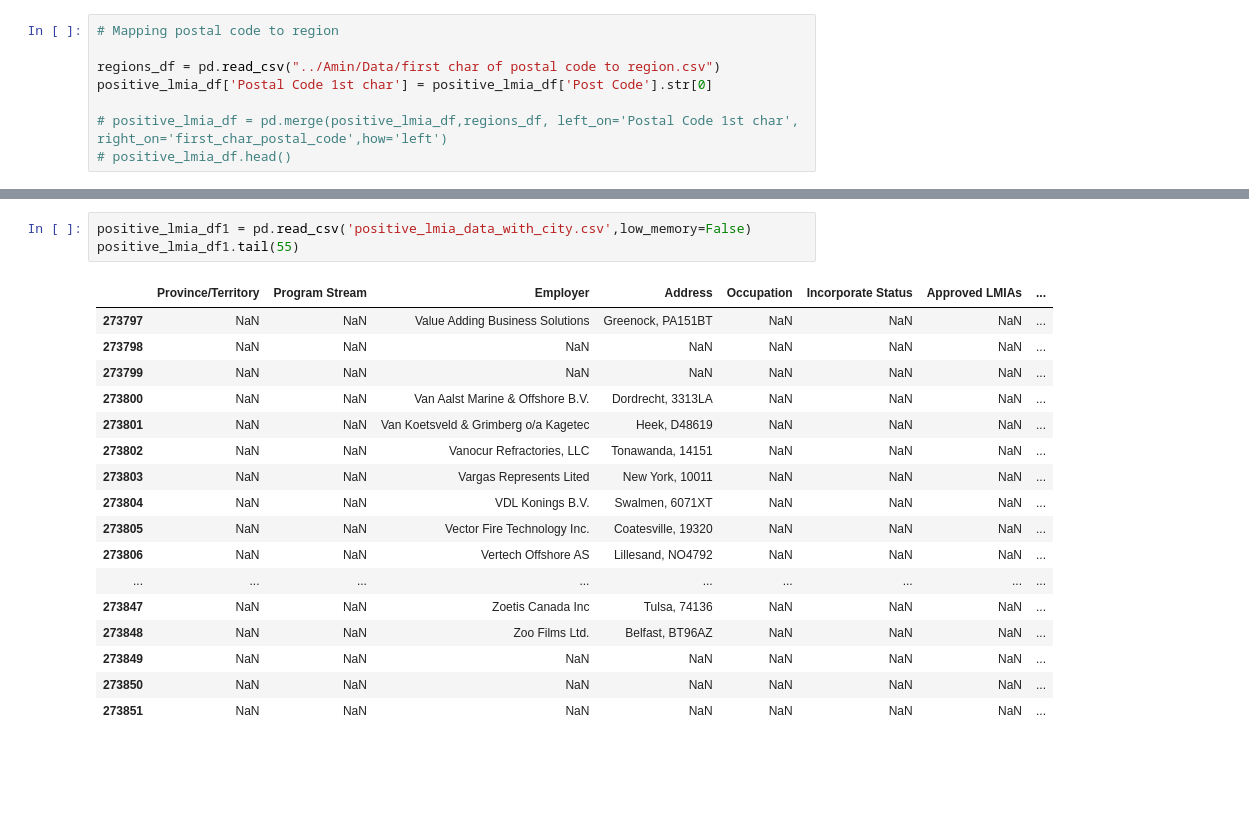
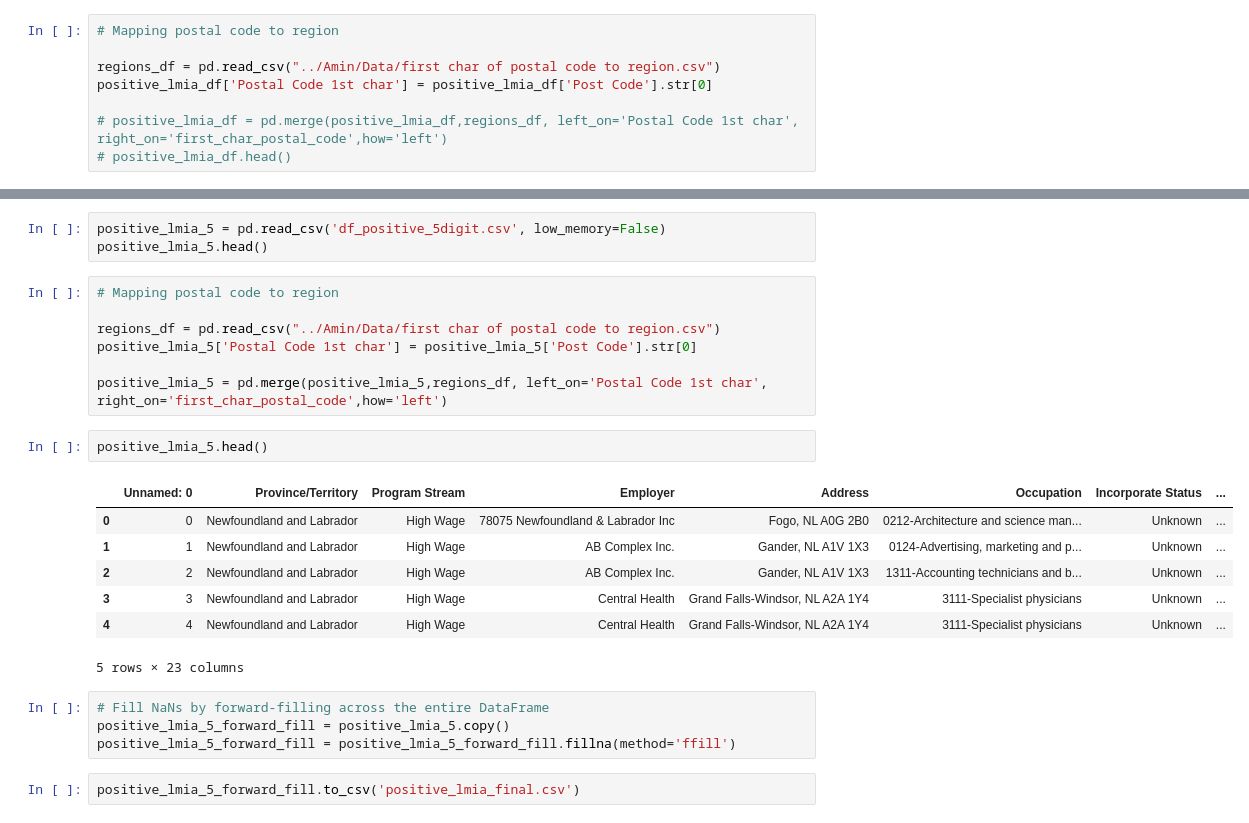
Before and after one commit to shubhleendhaka/Labor-Market-Analysis, a Jupyter notebook: Amin/main.ipynb, the cells around one changed output, grey strips where cells are left out. Drawn from its saved outputs; the diff is of its cells as text; blank space fills up the shorter version.

Commit message:
finalized data cleaning for positve lmia

```diff
--- a/Amin/main.ipynb
+++ b/Amin/main.ipynb
@@ -644,21 +634,26 @@ positive_lmia_df.tail(15)
 # %%
-positive_lmia_df1 = pd.read_csv('positive_lmia_data_with_city.csv',low_memory=False)
-positive_lmia_df1.tail(55)
+positive_lmia_5 = pd.read_csv('df_positive_5digit.csv', low_memory=False)
+positive_lmia_5.head()
-# %% [output]
-|  | Province/Territory | Program Stream | Employer | Address | Occupation | Incorporate Status | Approved LMIAs | ... |
-| 273797 | NaN | NaN | Value Adding Business Solutions | Greenock, PA151BT | NaN | NaN | NaN | ... |
-| 273798 | NaN | NaN | NaN | NaN | NaN | NaN | NaN | ... |
-| 273799 | NaN | NaN | NaN | NaN | NaN | NaN | NaN | ... |
-| 273800 | NaN | NaN | Van Aalst Marine & Offshore B.V. | Dordrecht, 3313LA | NaN | NaN | NaN | ... |
-| 273801 | NaN | NaN | Van Koetsveld & Grimberg o/a Kagetec | Heek, D48619 | NaN | NaN | NaN | ... |
-| 273802 | NaN | NaN | Vanocur Refractories, LLC | Tonawanda, 14151 | NaN | NaN | NaN | ... |
-| 273803 | NaN | NaN | Vargas Represents Lited | New York, 10011 | NaN | NaN | NaN | ... |
-| 273804 | NaN | NaN | VDL Konings B.V. | Swalmen, 6071XT | NaN | NaN | NaN | ... |
-| 273805 | NaN | NaN | Vector Fire Technology Inc. | Coatesville, 19320 | NaN | NaN | NaN | ... |
-| 273806 | NaN | NaN | Vertech Offshore AS | Lillesand, NO4792 | NaN | NaN | NaN | ... |
-| ... | ... | ... | ... | ... | ... | ... | ... | ... |
-| 273847 | NaN | NaN | Zoetis Canada Inc | Tulsa, 74136 | NaN | NaN | NaN | ... |
-| 273848 | NaN | NaN | Zoo Films Ltd. | Belfast, BT96AZ | NaN | NaN | NaN | ... |
-| 273849 | NaN | NaN | NaN | NaN | NaN | NaN | NaN | ... |
-| 273850 | NaN | NaN | NaN | NaN | NaN | NaN | NaN | ... |
-| 273851 | NaN | NaN | NaN | NaN | NaN | NaN | NaN | ... |
+# %%
+# Mapping postal code to region
+
+regions_df = pd.read_csv("../Amin/Data/first char of postal code to region.csv")
+positive_lmia_5['Postal Code 1st char'] = positive_lmia_5['Post Code'].str[0]
+
+positive_lmia_5 = pd.merge(positive_lmia_5,regions_df, left_on='Postal Code 1st char', right_on='first_char_postal_code',how='left')
+# %%
+positive_lmia_5.head()
+# %% [output]
+|  | Unnamed: 0 | Province/Territory | Program Stream | Employer | Address | Occupation | Incorporate Status | ... |
+| 0 | 0 | Newfoundland and Labrador | High Wage | 78075 Newfoundland & Labrador Inc | Fogo, NL A0G 2B0 | 0212-Architecture and science man... | Unknown | ... |
+| 1 | 1 | Newfoundland and Labrador | High Wage | AB Complex Inc. | Gander, NL A1V 1X3 | 0124-Advertising, marketing and p... | Unknown | ... |
+| 2 | 2 | Newfoundland and Labrador | High Wage | AB Complex Inc. | Gander, NL A1V 1X3 | 1311-Accounting technicians and b... | Unknown | ... |
+| 3 | 3 | Newfoundland and Labrador | High Wage | Central Health | Grand Falls-Windsor, NL A2A 1Y4 | 3111-Specialist physicians | Unknown | ... |
+| 4 | 4 | Newfoundland and Labrador | High Wage | Central Health | Grand Falls-Windsor, NL A2A 1Y4 | 3111-Specialist physicians | Unknown | ... |
+5 rows × 23 columns
+# %%
+# Fill NaNs by forward-filling across the entire DataFrame
+positive_lmia_5_forward_fill = positive_lmia_5.copy()
+positive_lmia_5_forward_fill = positive_lmia_5_forward_fill.fillna(method='ffill')
+# %%
+positive_lmia_5_forward_fill.to_csv('positive_lmia_final.csv')
```
Also changed, not shown: parts of 4 cells of this notebook, 3 other files.
